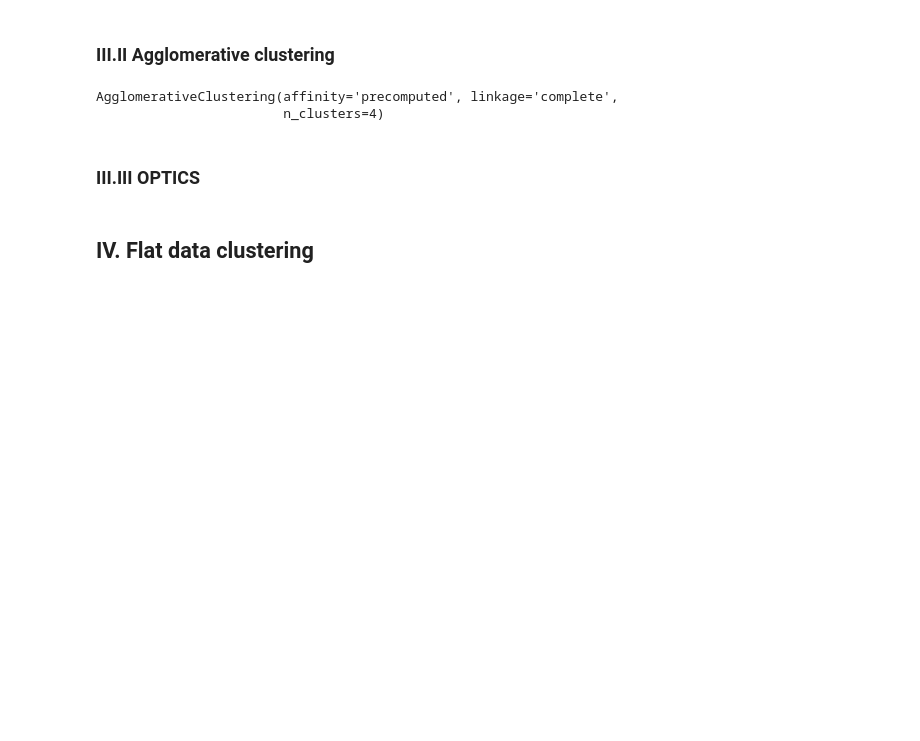
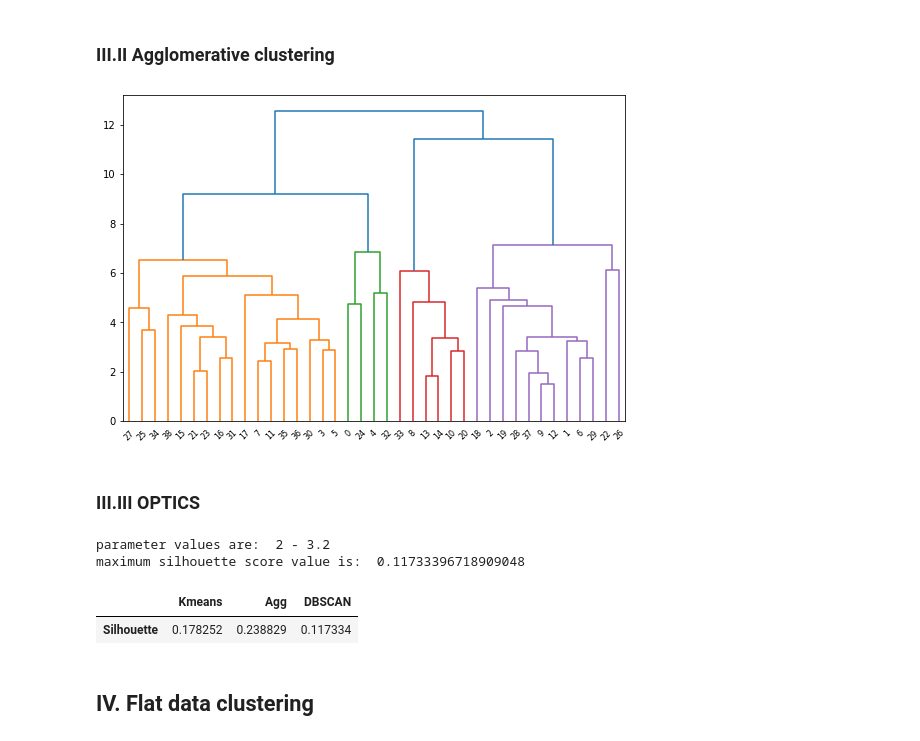
Before and after one commit to amakarewicz/BEngThesis, a Jupyter notebook: Clustering.ipynb, the cells around one changed output. Saved outputs shown, nothing was run; the diff lists cells and outputs as text; code cells hidden in the pictures; blank space fills up the shorter version.

Commit message:
Clustering code - functions + documentation

```diff
--- a/Clustering.ipynb
+++ b/Clustering.ipynb
@@ -77,6 +139,0 @@ dtw_matrix = dtw_ndim.distance_matrix(data_cluster_agg_array, 26)
-# %%
-agg_ts = AgglomerativeClustering(n_clusters=4, affinity='precomputed', linkage='complete')
-agg_ts.fit(dtw_matrix)
-# %% [output]
-AgglomerativeClustering(affinity='precomputed', linkage='complete',
-                        n_clusters=4)
@@ -89,22 +140,30 @@ fig.show()
+# %%
+agg_ts, y_agg_ts = agglomerative_clustering(data, 4, 'complete')
+plot_clustering(countries, y_agg_ts)
+# %%
+plot_dendrogram(agg_ts)
+# %% [output]
+[figure, added]
 # %% [markdown]
 ### III.III OPTICS
 # %%
-# DO POPRAWY NA OPTICS
 # tuning hyperparameters
-# min_grid = [x for x in range(2, 39, 1)]
-# eps_grid = np.arange(0.1, 1, 0.05)
-# best_params = {}
-# for m in min_grid:
-#     for e in eps_grid:
-#         dbscan = DBSCAN(eps = e, min_samples = m, metric='precomputed').fit(dtw_matrix)
-#         labels = dbscan.labels_
+min_grid = [x for x in range(2, 39, 1)]
+eps_grid = np.arange(0.1, 10, 0.1)
+best_params = {}
+for m in min_grid:
+    for e in eps_grid:
+        dbscan = DBSCAN(eps = e, min_samples = m, metric='precomputed').fit(dtw_matrix)
+        labels = dbscan.labels_
+        if len(set(labels)) > 2:
+            cal_score = silhouette_score(dtw_matrix, labels, metric='precomputed')
 
-        # if len(set(labels)) > 1:
-        #     cal_score = calinski_harabasz_score(dtw_matrix, labels)
+            if cal_score > 0:
+                best_params[str(m) + " - " + str(e)] = cal_score
 
-        #     if cal_score > 0:
-        #         best_params[str(m) + " - " + str(e)] = cal_score
-
-# max_key = max(best_params, key = best_params.get)
-# print("parameter values are: ", max_key)
-# print("maximum calinski-harabasz score value is: ", best_params[max_key])
+max_key = max(best_params, key = best_params.get)
+print("parameter values are: ", max_key)
+print("maximum silhouette score value is: ", best_params[max_key])
+# %% [output]
+parameter values are:  2 - 3.2
+maximum silhouette score value is:  0.11733396718909048
@@ -120,3 +173,8 @@ fig.show()
+# %%
+evaluate_clustering(dtw_matrix, y_kmeans_ts, y_agg_ts, y_dbscan_ts )
+# %% [output]
+|  | Kmeans | Agg | DBSCAN |
+| Silhouette | 0.178252 | 0.238829 | 0.117334 |
 # %% [markdown]
 ## IV. Flat data clustering
 # %%
```
Also changed, not shown: parts of 20 cells of this notebook, 1 other file.
